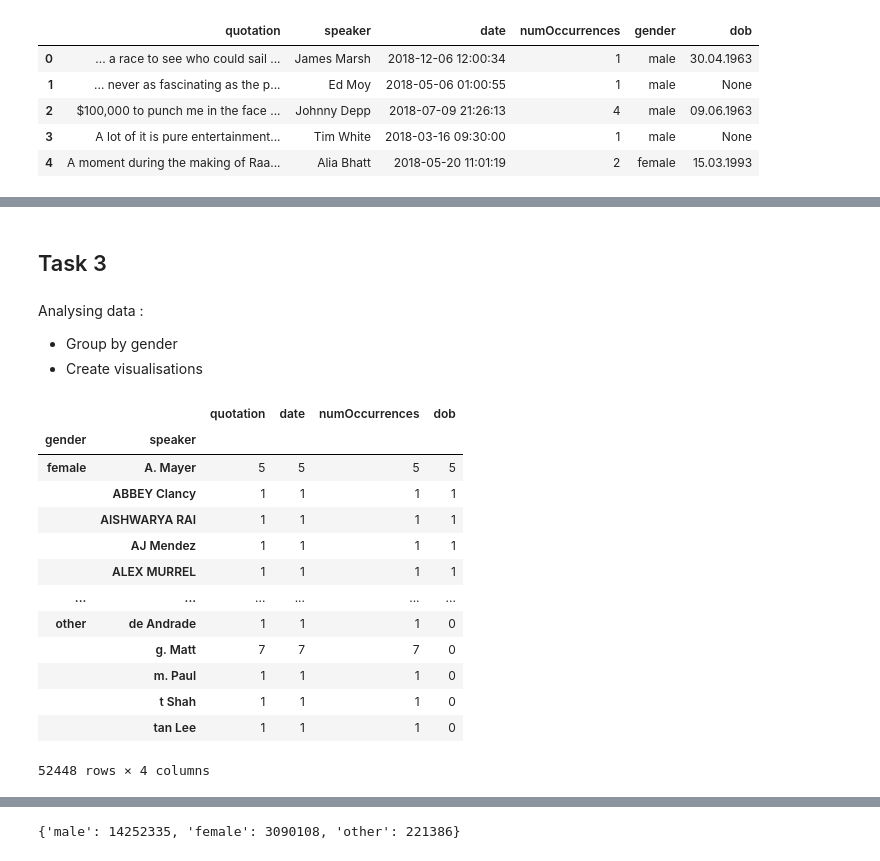
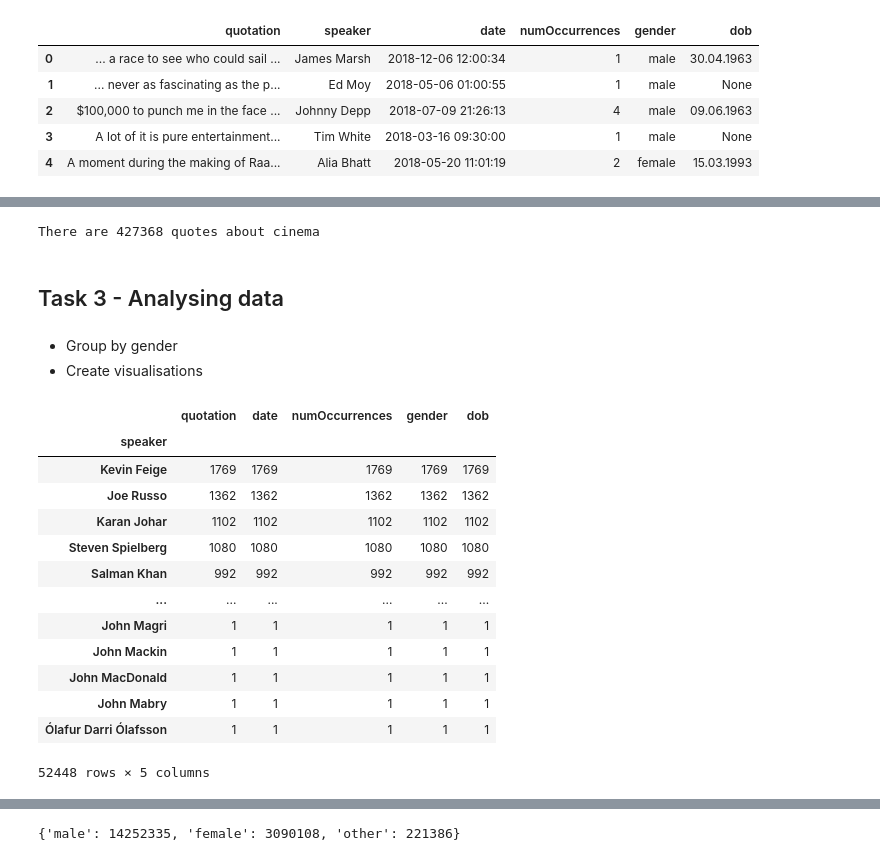
Before and after one commit to epfl-ada/ada-2021-project-escouade, a Jupyter notebook: src/Question_1.ipynb, the cells around one changed output, grey strips where cells are left out. Cells and saved outputs as stored; diff of their text form; code cells hidden in the pictures.

```diff
--- a/src/Question_1.ipynb
+++ b/src/Question_1.ipynb
@@ -109,23 +92,26 @@ df_movie_quote.describe()
+# %%
+print(f'There are {len(df_movie_quote)} quotes about cinema')
+# %% [output]
+There are 427368 quotes about cinema
 # %% [markdown]
-## Task 3
+## Task 3 - Analysing data
 # %% [markdown]
-Analysing data :
 - Group by gender
 - Create visualisations
 # %%
-df_movie_quote.groupby(['gender','speaker']).count()
+df_movie_quote.groupby(['speaker']).count().sort_values(by = 'quotation', ascending=False)
 # %% [output]
-|  |  | quotation | date | numOccurrences | dob |
-| gender | speaker |  |  |  |  |
-| female | A. Mayer | 5 | 5 | 5 | 5 |
-|  | ABBEY Clancy | 1 | 1 | 1 | 1 |
-|  | AISHWARYA RAI | 1 | 1 | 1 | 1 |
-|  | AJ Mendez | 1 | 1 | 1 | 1 |
-|  | ALEX MURREL | 1 | 1 | 1 | 1 |
+|  | quotation | date | numOccurrences | gender | dob |
+| speaker |  |  |  |  |  |
+| Kevin Feige | 1769 | 1769 | 1769 | 1769 | 1769 |
+| Joe Russo | 1362 | 1362 | 1362 | 1362 | 1362 |
+| Karan Johar | 1102 | 1102 | 1102 | 1102 | 1102 |
+| Steven Spielberg | 1080 | 1080 | 1080 | 1080 | 1080 |
+| Salman Khan | 992 | 992 | 992 | 992 | 992 |
 | ... | ... | ... | ... | ... | ... |
-| other | de Andrade | 1 | 1 | 1 | 0 |
-|  | g. Matt | 7 | 7 | 7 | 0 |
-|  | m. Paul | 1 | 1 | 1 | 0 |
-|  | t Shah | 1 | 1 | 1 | 0 |
-|  | tan Lee | 1 | 1 | 1 | 0 |
+| John Magri | 1 | 1 | 1 | 1 | 1 |
+| John Mackin | 1 | 1 | 1 | 1 | 1 |
+| John MacDonald | 1 | 1 | 1 | 1 | 1 |
+| John Mabry | 1 | 1 | 1 | 1 | 1 |
+| Ólafur Darri Ólafsson | 1 | 1 | 1 | 1 | 1 |
-52448 rows × 4 columns
+52448 rows × 5 columns
```
Also changed, not shown: parts of 20 cells of this notebook.
